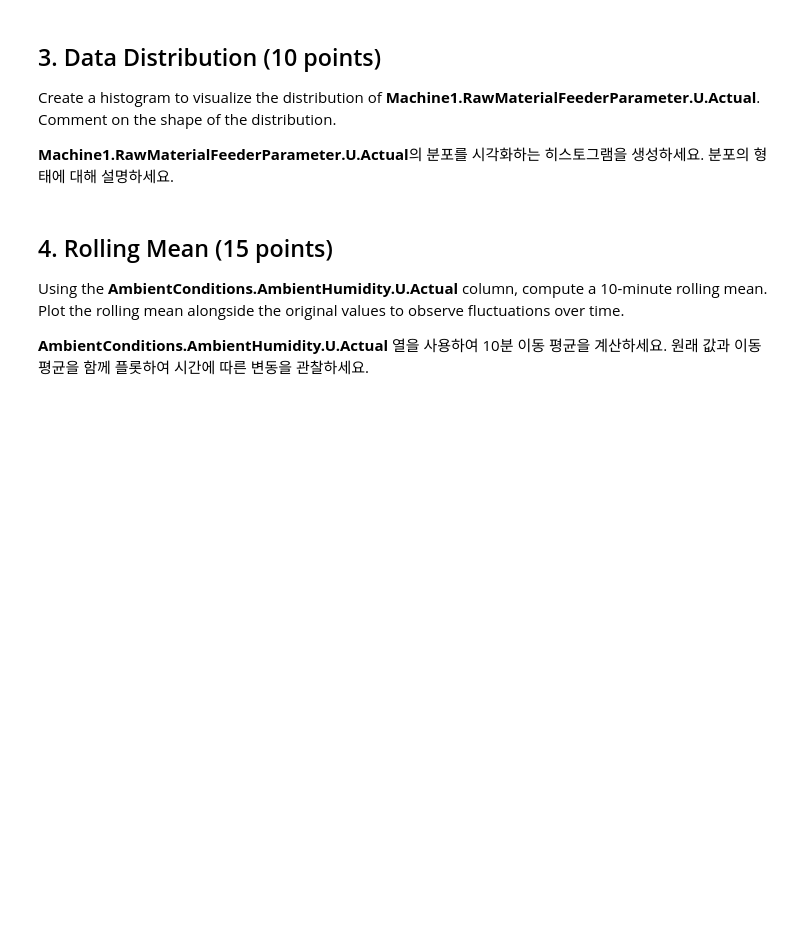
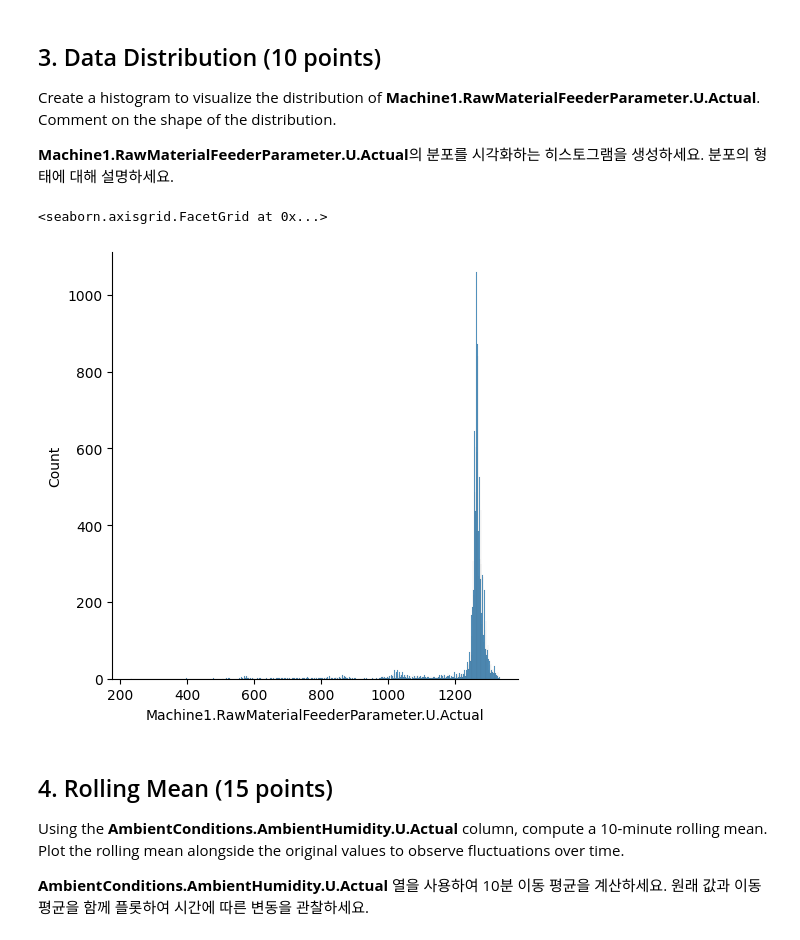
Before and after one commit to daewook1004/DeepLearning_LangugeModel, a Jupyter notebook: DAEM_Midterm_practical_test.ipynb, the cells around one changed output. Drawn from its saved outputs; the diff is of its cells as text; code cells hidden in the pictures; blank space fills up the shorter version.

```diff
--- a/DAEM_Midterm_practical_test.ipynb
+++ b/DAEM_Midterm_practical_test.ipynb
@@ -201,3 +227,9 @@ data2
+# %%
+sns.displot(data=data2["Machine1.RawMaterialFeederParameter.U.Actual"], kind='hist')
+# many of data(over 90%) is distributes over 1200
+# %% [output]
+<seaborn.axisgrid.FacetGrid at 0x...>
+[figure, added]
 # %% [markdown]
 ## 4. Rolling Mean (15 points)
    Using the **AmbientConditions.AmbientHumidity.U.Actual** column, compute a 10-minute rolling mean. Plot the rolling mean alongside the original values to observe fluctuations over time.
```
Also changed, not shown: parts of 12 cells of this notebook.
